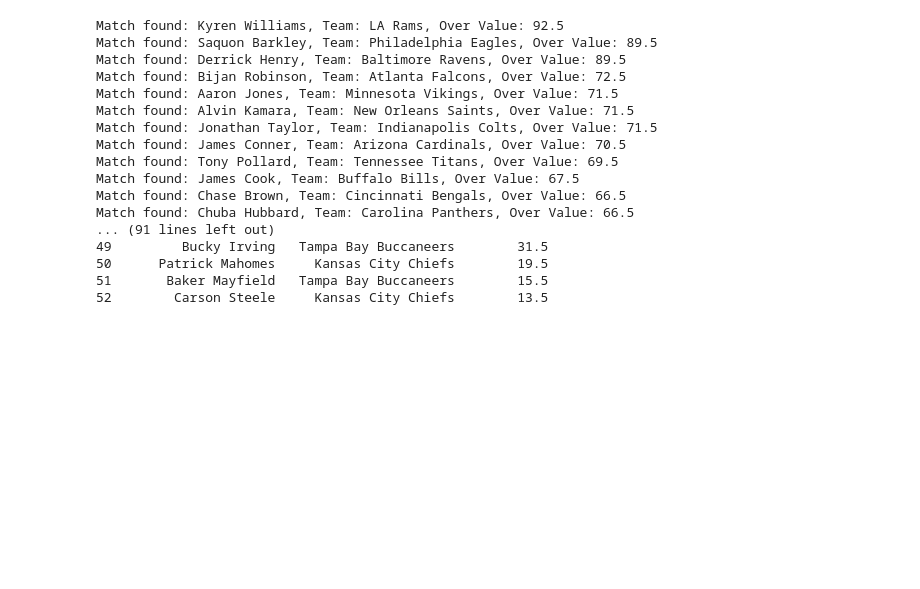
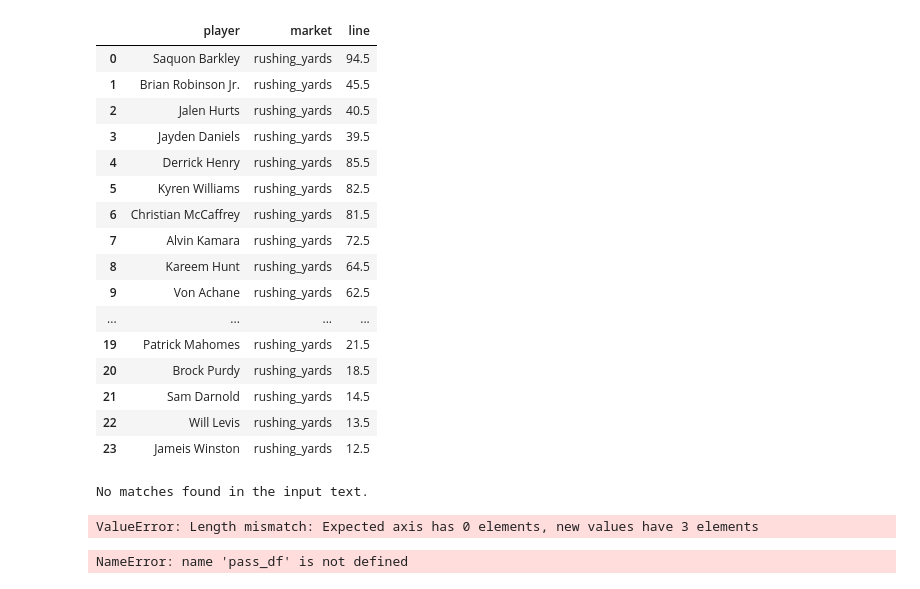
Before and after one commit to mikejackson35/mean-median, a Jupyter notebook: clean_br.ipynb, the cells around one changed output. Saved outputs shown, nothing was run; the diff lists cells and outputs as text; code cells hidden in the pictures; blank space fills up the shorter version.

```diff
--- a/clean_br.ipynb
+++ b/clean_br.ipynb
@@ -16,30 +1335,57 @@ import pandas as pd
 def extract_player_over_values(input_text):
     # Regex pattern to capture the player's first name, last name, team, and "Over" value
     pattern = re.compile(
         r"(?P<first_name>\w+)\n"           # First name
         r"(?P<last_name>[^\n]+)\n"         # Last name
         r"(?P<team>[^\n]+)\n"              # Team name
         r"[^\n]+\n[^\n]+\n@\n[^\n]+\n"     # Skip match details
         r"Total Rushing Yards Recorded\n\n"
         r"O (?P<over_value>[\d.]+)"        # "Over" value
     )
 
     # List to store each player's information as dictionaries
     player_data = []
 
     # Iterate over all matches and extract necessary data
     for match in pattern.finditer(input_text):
         first_name = match.group("first_name")
         last_name = match.group("last_name")
         team = match.group("team")
         over_value = float(match.group("over_value"))  # Convert over value to float
 
+        # Debugging: Print each extracted match
+        # print(f"Match found: {first_name} {last_name}, Team: {team}, Over Value: {over_value}")
+
         # Append data as a dictionary
         player_data.append({
             "Player": f"{first_name} {last_name}",
             "Team": team,
             "Over Value": over_value
         })
 
+    # Check if player data is populated
+    if not player_data:
+        print("No matches found in the input text.")
+
     # Create a DataFrame from the list of dictionaries
     df = pd.DataFrame(player_data)
+
+    return df
+# %% [output]
+|  | player | market | line |
+| 0 | Saquon Barkley | rushing_yards | 94.5 |
+| 1 | Brian Robinson Jr. | rushing_yards | 45.5 |
+| 2 | Jalen Hurts | rushing_yards | 40.5 |
+| 3 | Jayden Daniels | rushing_yards | 39.5 |
+| 4 | Derrick Henry | rushing_yards | 85.5 |
+| 5 | Kyren Williams | rushing_yards | 82.5 |
+| 6 | Christian McCaffrey | rushing_yards | 81.5 |
+| 7 | Alvin Kamara | rushing_yards | 72.5 |
+| 8 | Kareem Hunt | rushing_yards | 64.5 |
+| 9 | Von Achane | rushing_yards | 62.5 |
+| ... | ... | ... | ... |
+| 19 | Patrick Mahomes | rushing_yards | 21.5 |
+| 20 | Brock Purdy | rushing_yards | 18.5 |
+| 21 | Sam Darnold | rushing_yards | 14.5 |
+| 22 | Will Levis | rushing_yards | 13.5 |
+| 23 | Jameis Winston | rushing_yards | 12.5 |
@@ -803,25 +1392,32 @@ U 13.5
-# %%
-# Print the formatted output
-# Run the function and display the resulting DataFrame
-df = extract_player_over_values(input_text)
-print(df)
-# %% [output]
-Match found: Kyren Williams, Team: LA Rams, Over Value: 92.5
-Match found: Saquon Barkley, Team: Philadelphia Eagles, Over Value: 89.5
-Match found: Derrick Henry, Team: Baltimore Ravens, Over Value: 89.5
-Match found: Bijan Robinson, Team: Atlanta Falcons, Over Value: 72.5
-Match found: Aaron Jones, Team: Minnesota Vikings, Over Value: 71.5
-Match found: Alvin Kamara, Team: New Orleans Saints, Over Value: 71.5
-Match found: Jonathan Taylor, Team: Indianapolis Colts, Over Value: 71.5
-Match found: James Conner, Team: Arizona Cardinals, Over Value: 70.5
-Match found: Tony Pollard, Team: Tennessee Titans, Over Value: 69.5
-Match found: James Cook, Team: Buffalo Bills, Over Value: 67.5
-Match found: Chase Brown, Team: Cincinnati Bengals, Over Value: 66.5
-Match found: Chuba Hubbard, Team: Carolina Panthers, Over Value: 66.5
-... (91 lines left out)
-49         Bucky Irving   Tampa Bay Buccaneers        31.5
-50      Patrick Mahomes     Kansas City Chiefs        19.5
-51       Baker Mayfield   Tampa Bay Buccaneers        15.5
-52        Carson Steele     Kansas City Chiefs        13.5
+# %%
+# clean rush input
+rush_dict = extract_player_over_values(rush_input)
+rush_df = pd.DataFrame(rush_dict)
+rush_df.columns = ['player','team','line']
+rush_df['market'] = 'rushing_yards'
+rush_df = rush_df[['player','market','line']]
+
+# clean rec input
+rec_dict = extract_player_over_values(rec_input)
+rec_df = pd.DataFrame(rec_dict)
+rec_df.columns = ['player','team','line']
+rec_df['market'] = 'rushing_yards'
+rec_df = rec_df[['player','market','line']]
+
+# clean pass input
+pass_dict = extract_player_over_values(pass_input)
+pass_df = pd.DataFrame(pass_dict)
+pass_df.columns = ['player','team','line']
+pass_df['market'] = 'rushing_yards'
+pass_df = pass_df[['player','market','line']]
+
+pd.concat([rush_df,rec_df,pass_df])
+# %% [output]
+No matches found in the input text.
+ValueError: Length mismatch: Expected axis has 0 elements, new values have 3 elements
+# %%
+pass_df
+# %% [output]
+NameError: name 'pass_df' is not defined
 # %%
 df
```
Also changed, not shown: parts of 7 cells of this notebook, 11 other files.
